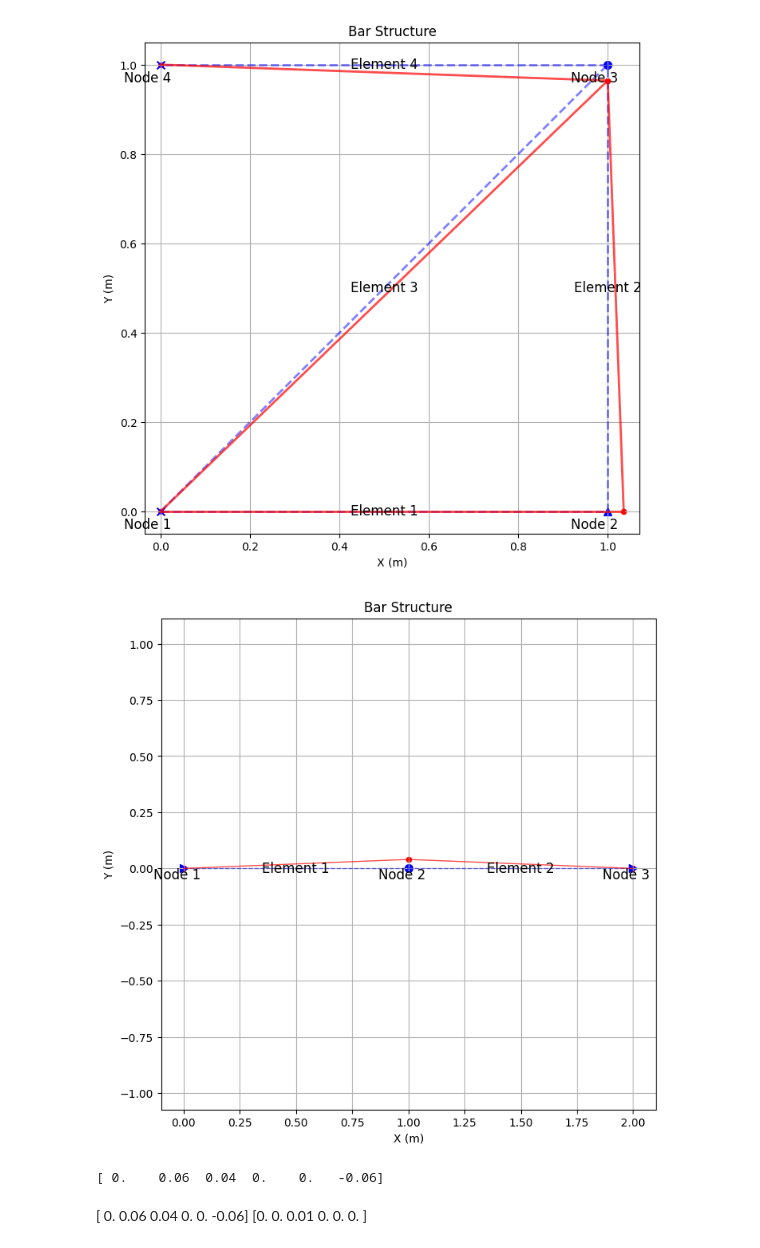
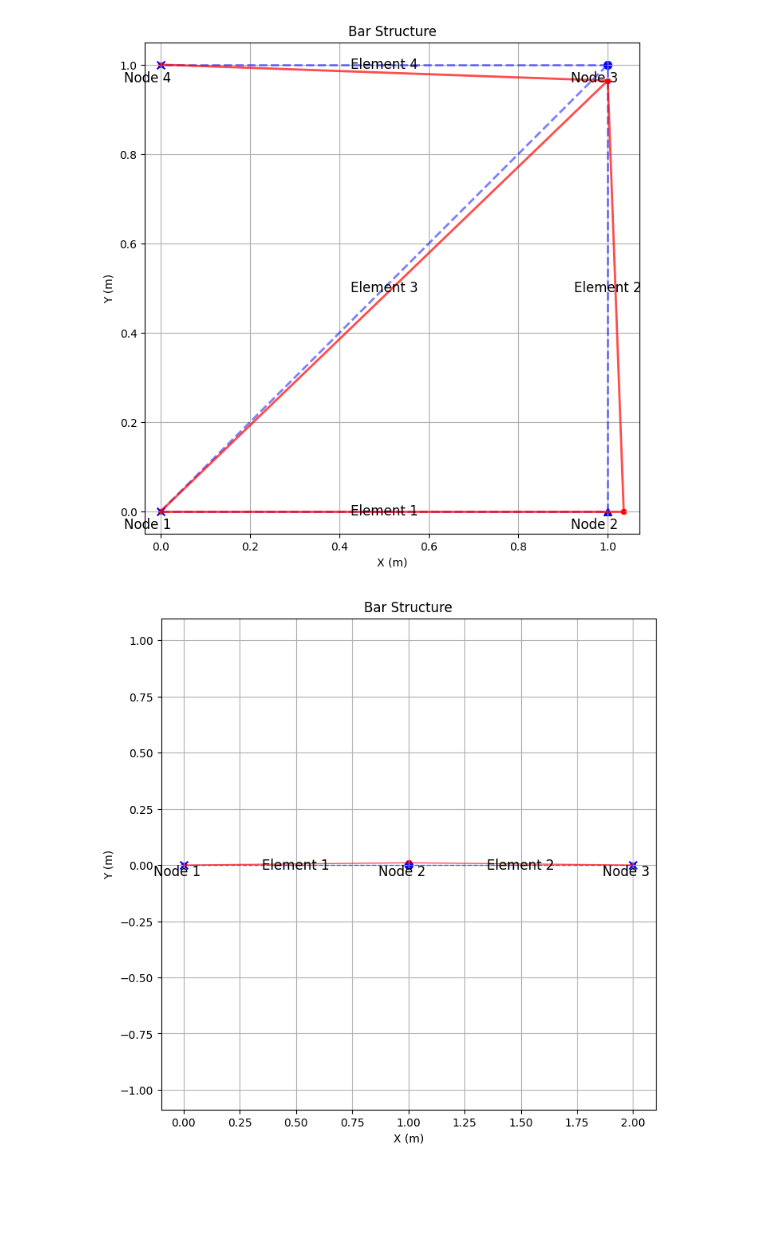
Before and after one commit to 7cmdehdrb/CAE, a Jupyter notebook: fem.ipynb, the cells around one changed output. Cells and saved outputs as stored; diff of their text form; code cells hidden in the pictures; blank space fills up the shorter version.

```diff
--- a/fem.ipynb
+++ b/fem.ipynb
@@ -420,32 +420,28 @@ draw(nodes=nodes, elements=bars, u=u)
 # %%
 # >>> Test Example <<<
 
 # STEP 1. Define the nodes
 node1 = Node(idx=1, origin=True)
 node2 = Node(idx=2)
 node3 = Node(idx=3)
 
 # STEP 2. Set the forces on the nodes
 node2.set_force(240.0, 0.0)  # Force in x direction (N)
 
 # STEP 3. Set the boundary conditions on the nodes
-node1.set_BC(True, False)  # Fixed F, Free M
-node3.set_BC(True, False)  # Fixed F, Free M
+node1.set_BC(True, True)  # Fixed F, Free M
+node3.set_BC(True, True)  # Fixed F, Free M
 
 
 # STEP 4. Define the bars
 beam1 = Beam(E=1000.0, A=0.001, I=1.0, L=1.0, theta=0.0, idx=1, nodes=[node1, node2])
 beam2 = Beam(E=1000.0, A=0.001, I=1.0, L=1.0, theta=0.0, idx=2, nodes=[node2, node3])
 
 nodes = [node1, node2, node3]
 beams = [beam1, beam2]
 
 # STEP 5. Solve the system and draw the results
 F, K, u = solve(nodes=nodes, bars=beams)
 draw(nodes=nodes, elements=beams, u=u)
 # %% [output]
-[figure, old version]
+[figure, new version]
-[ 0.    0.06  0.04  0.    0.   -0.06]
-# %% [markdown]
-[ 0.    0.06  0.04  0.    0.   -0.06]
-[0.   0.   0.01 0.   0.   0.  ]
```
Also changed, not shown: parts of 1 cell of this notebook.
